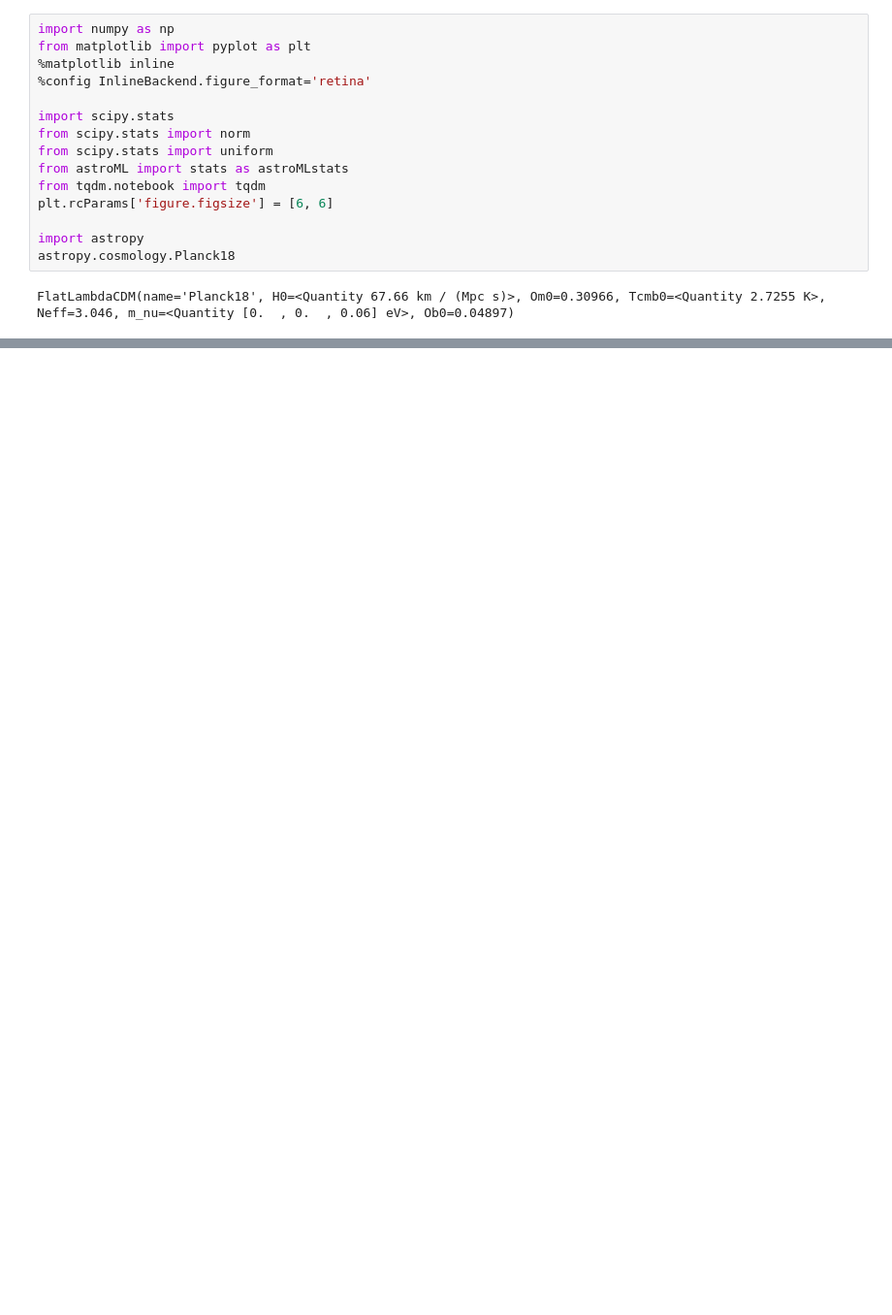
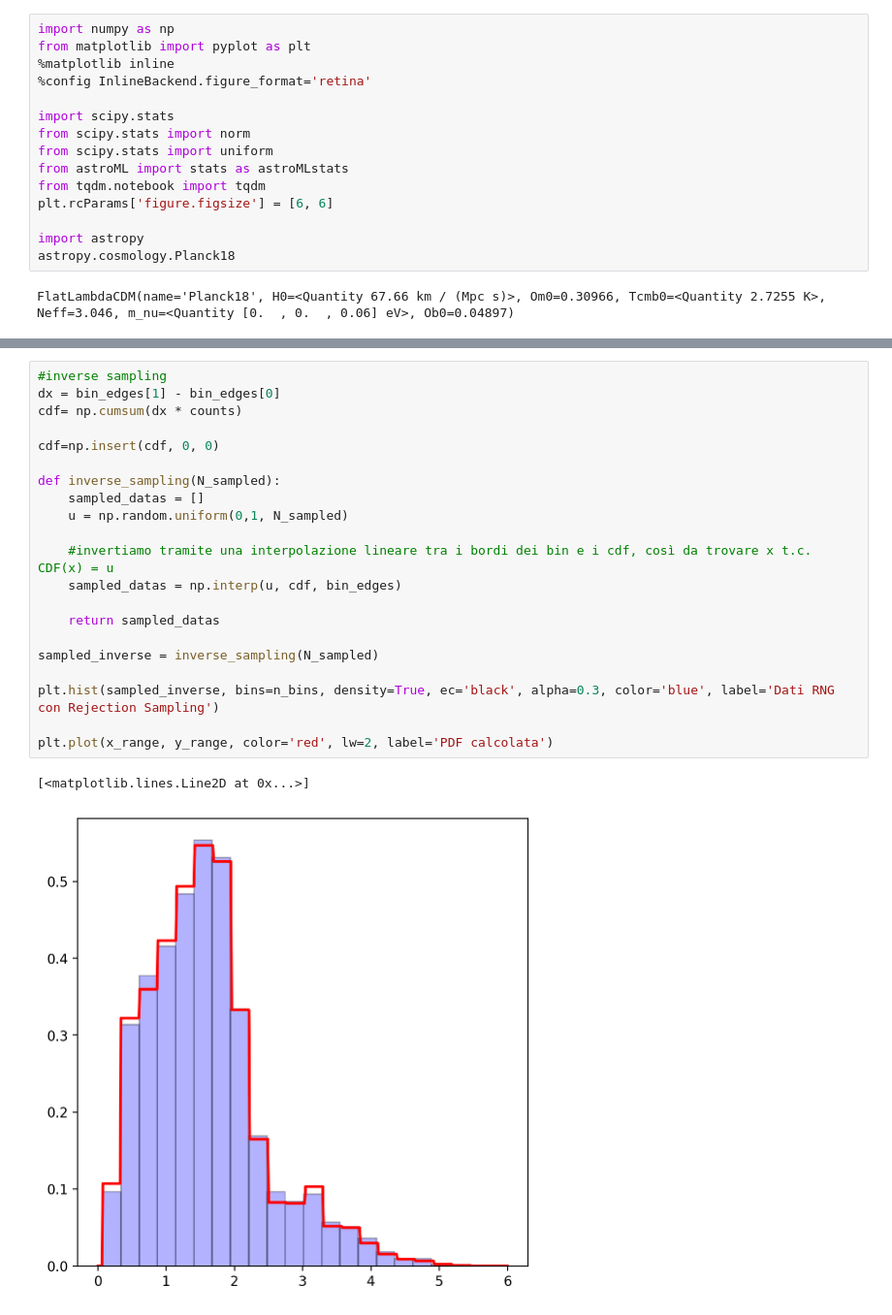
Before and after one commit to loredp02/astrostatistics_bicocca_2026, a Jupyter notebook: my_codes/ex_3_quasar_L4.ipynb, the cells around one changed output, grey strips where cells are left out. Shown at 97% size. Saved outputs shown, nothing was run; the diff lists cells and outputs as text; blank space fills up the shorter version.

```diff
--- a/my_codes/ex_3_quasar_L4.ipynb
+++ b/my_codes/ex_3_quasar_L4.ipynb
@@ -31,0 +68,24 @@ plt.hist(z)
+# %%
+#inverse sampling
+dx = bin_edges[1] - bin_edges[0]
+cdf= np.cumsum(dx * counts)
+
+cdf=np.insert(cdf, 0, 0)
+
+def inverse_sampling(N_sampled):
+    sampled_datas = []
+    u = np.random.uniform(0,1, N_sampled)
+
+    #invertiamo tramite una interpolazione lineare tra i bordi dei bin e i cdf, così da trovare x t.c. CDF(x) = u
+    sampled_datas = np.interp(u, cdf, bin_edges)
+
+    return sampled_datas
+
+sampled_inverse = inverse_sampling(N_sampled)
+
+plt.hist(sampled_inverse, bins=n_bins, density=True, ec='black', alpha=0.3, color='blue', label='Dati RNG con Rejection Sampling')
+
+plt.plot(x_range, y_range, color='red', lw=2, label='PDF calcolata')
+# %% [output]
+[<matplotlib.lines.Line2D at 0x...>]
+[figure, added]
```
Also changed, not shown: parts of 3 cells of this notebook.
